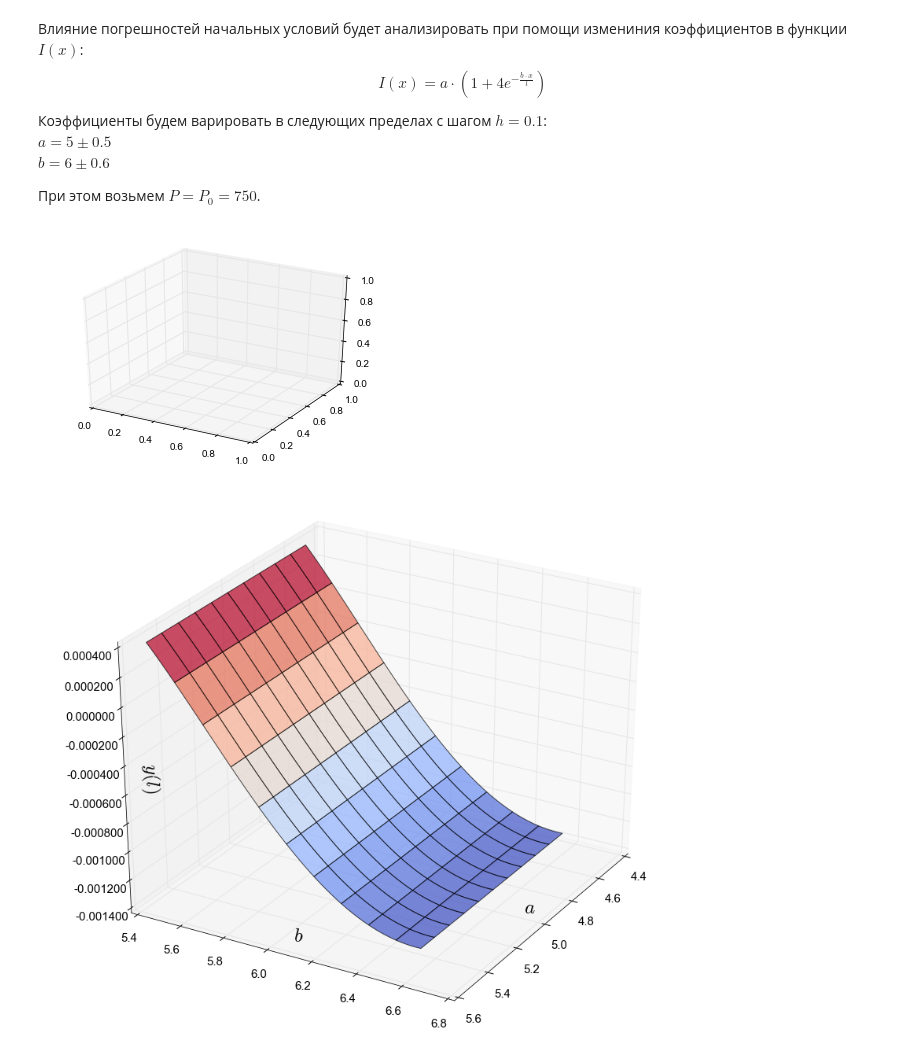
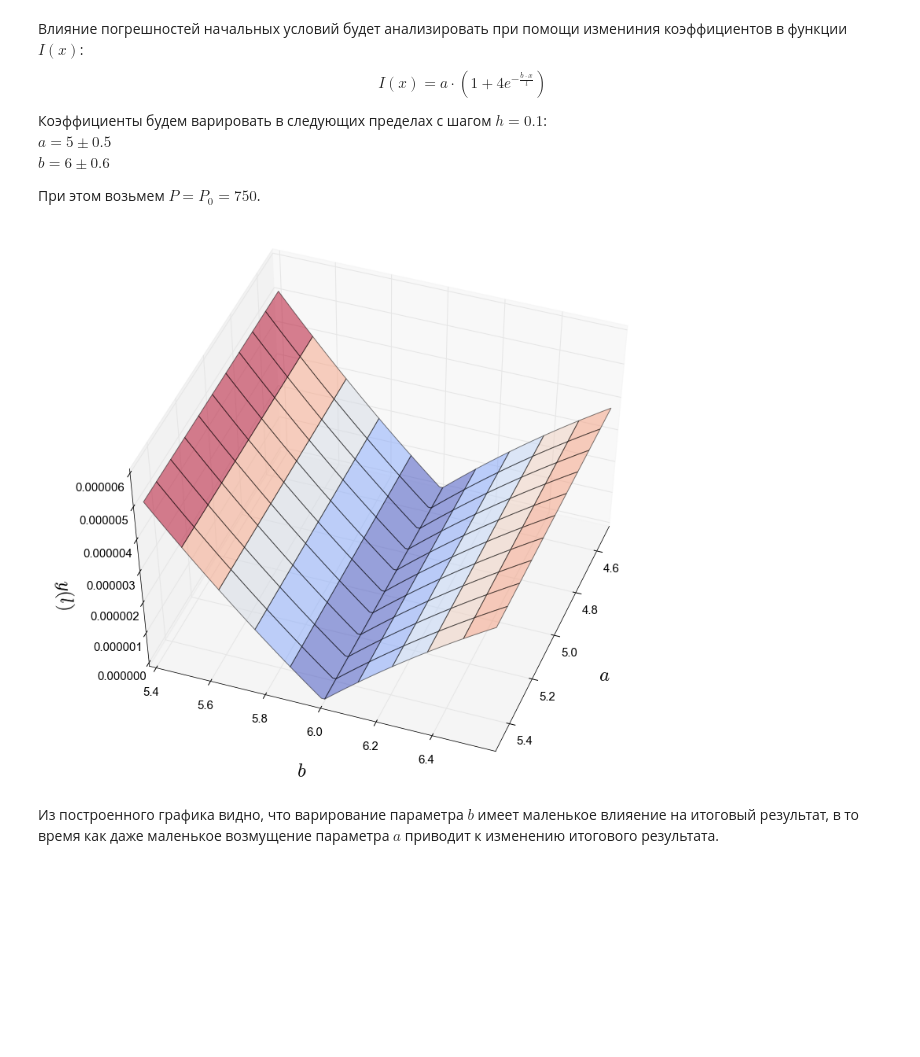
Before and after one commit to vaddya/computational-math, a Jupyter notebook: coursework/coursework.ipynb, the cells around one changed output. Cells and saved outputs as stored; diff of their text form; code cells hidden in the pictures; blank space fills up the shorter version.

Commit message:
add plot

```diff
--- a/coursework/coursework.ipynb
+++ b/coursework/coursework.ipynb
@@ -141,8 +146,8 @@ $x_4(t) = y'''(t)$.<br/>
 # %%
 def evaluate(y: np.array, t: float, a: float, b: float):
     i = a * (1 + 4 * math.exp(-b * t/l))
-    di1 = 4 * a * (-b) * math.exp(-b * t/l)
-    di2 = 4 * a * (-b) * (-b) * math.exp(-b * t/l)
+    di1 = 4 * a * (-b) * math.exp(-b * t/l) / l
+    di2 = 4 * a * (-b) * (-b) * math.exp(-b * t/l) / l
     y41 = -1 * di2 / i
     y42 = -2 * di1 / i
     y4 = y41 * y[2] + y42 * y[3]
@@ -172,7 +166,7 @@ values = []
 
 for p in get_p():
     y0 = get_y0(p)
-    res, info = integrate.odeint(evalParam, y0, t, args=(5,6), atol=1e-8, full_output=True)
+    res, info = integrate.odeint(evaluate, y0, t, args=(5,6), atol=1e-8, full_output=True)
     y = np.transpose(res)[0]
     values.append(y)
 
@@ -250,40 +244,41 @@ n = 100
 a = np.linspace(0.9 * a0, 1.1 * a0, n)
 b = np.linspace(0.9 * b0, 1.1 * b0, n)
 
-values = []
-
-fig = plt.figure()
-ax = fig.add_subplot(111, projection='3d')
-
 g = np.meshgrid(a, b, indexing='ij')
 
 values = []
+
 for ai in a:
     tmp = []
     for bi in b:
-        t = [0.9*l, l, 1.1*l]
+        y0 = get_y0(p0)
         res, info = integrate.odeint(evaluate, y0, t, args=(ai,bi), atol=1e-8, full_output=True)
         y = np.transpose(res)[0]
-        values.append(y[1])
-        tmp.append(y[1])
+        p_interp = interpolate.interp1d(t, y)
+        l_value = p_interp(l)
+        tmp.append(np.abs(l_value - l_p0))
+
     values.append(tmp)
 
 values = np.array(tmp)
 # %%
 from matplotlib.ticker import FormatStrFormatter
 
 axes = plt.figure(figsize=(12,10)).gca(projection='3d')
-axes.plot_surface(g[0], g[1], values, alpha=0.7, cmap=cm.coolwarm)
-axes.view_init(elev=30., azim=30)
+axes.plot_surface(g[0], g[1], values, alpha=0.5, cmap=cm.coolwarm)
+axes.view_init(elev=50., azim=20)
 axes.zaxis.set_major_formatter(FormatStrFormatter('%.6f', ))
-axes.set_xlabel('$a$', fontsize=25, labelpad=-40)
-axes.set_ylabel('$b$', fontsize=25, labelpad=-40)
-axes.set_zlabel('$y(l)$', fontsize=25, labelpad=-40)
+axes.set_xlabel('$a$', fontsize=25, labelpad=40)
+axes.set_ylabel('$b$', fontsize=25, labelpad=40)
+axes.set_zlabel('$y(l)$', fontsize=25, labelpad=40)
+axes.set_xlim(4.5, 5.5)
+axes.set_ylim(5.4, 6.6)
 axes.tick_params(labelsize=15, pad=10)
 axes.tick_params('z', labelsize=15, pad=15)
 plt.tight_layout()
 plt.savefig('./pics/ab.png')
 plt.show()
 # %% [output]
-[figure, old version]
+[figure, new version]
-[figure, removed]
+# %% [markdown]
+Из построенного графика видно, что варирование параметра $b$ имеет маленькое влияение на итоговый результат, в то время как даже маленькое возмущение параметра $a$ приводит к изменению итогового результата.
```
Also changed, not shown: parts of 7 cells of this notebook, 3 other files.
